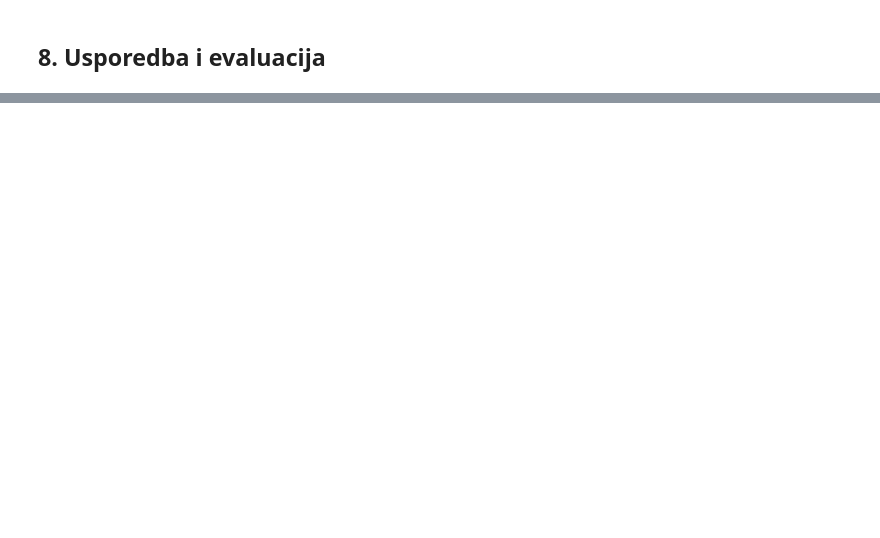
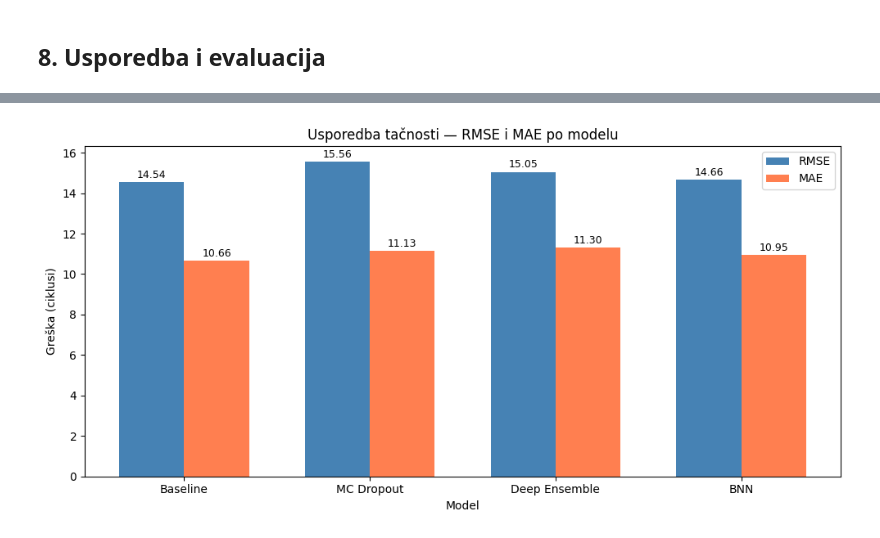
Before and after one commit to mdzafic/uq-predictive-maintenance-framework, a Jupyter notebook: code/Završni_rad_(radni_notebook)_–_Muhamed_Džafić.ipynb, the cells around one changed output, grey strips where cells are left out. Drawn from its saved outputs; the diff is of its cells as text; code cells hidden in the pictures; blank space fills up the shorter version.

```diff
--- a/code/Završni_rad_(radni_notebook)_–_Muhamed_Džafić.ipynb
+++ b/code/Završni_rad_(radni_notebook)_–_Muhamed_Džafić.ipynb
@@ -525,0 +1004,36 @@ plt.show()
+# %%
+# ============================================================
+# GRAFIČKA USPOREDBA — RMSE i MAE
+# ============================================================
+
+models      = ['Baseline', 'MC Dropout', 'Deep Ensemble', 'BNN']
+rmse_values = [rmse, rmse_mc, rmse_ens, rmse_bnn]
+mae_values  = [mae,  mae_mc,  mae_ens,  mae_bnn]
+
+x = np.arange(len(models))
+width = 0.35
+
+fig, ax = plt.subplots(figsize=(10, 5))
+
+bars1 = ax.bar(x - width/2, rmse_values, width, label='RMSE', color='steelblue')
+bars2 = ax.bar(x + width/2, mae_values,  width, label='MAE',  color='coral')
+
+ax.set_xlabel('Model')
+ax.set_ylabel('Greška (ciklusi)')
+ax.set_title('Usporedba tačnosti — RMSE i MAE po modelu')
+ax.set_xticks(x)
+ax.set_xticklabels(models)
+ax.legend()
+
+# Dodavanje vrijednosti na vrh bara
+for bar in bars1:
+    ax.text(bar.get_x() + bar.get_width()/2., bar.get_height() + 0.1,
+            f'{bar.get_height():.2f}', ha='center', va='bottom', fontsize=9)
+for bar in bars2:
+    ax.text(bar.get_x() + bar.get_width()/2., bar.get_height() + 0.1,
+            f'{bar.get_height():.2f}', ha='center', va='bottom', fontsize=9)
+
+plt.tight_layout()
+plt.show()
+# %% [output]
+[figure, added]
```
Also changed, not shown: parts of 29 cells of this notebook.
